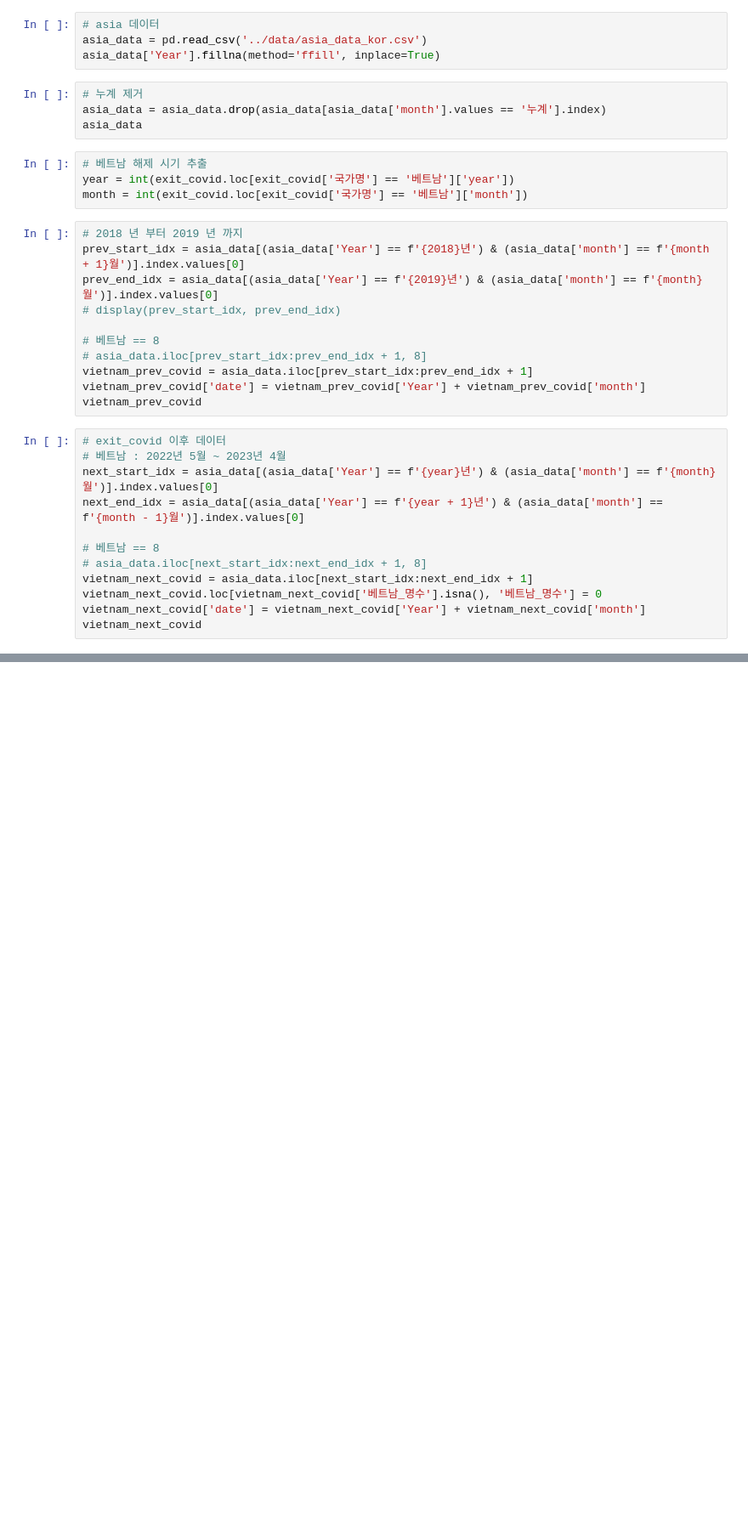
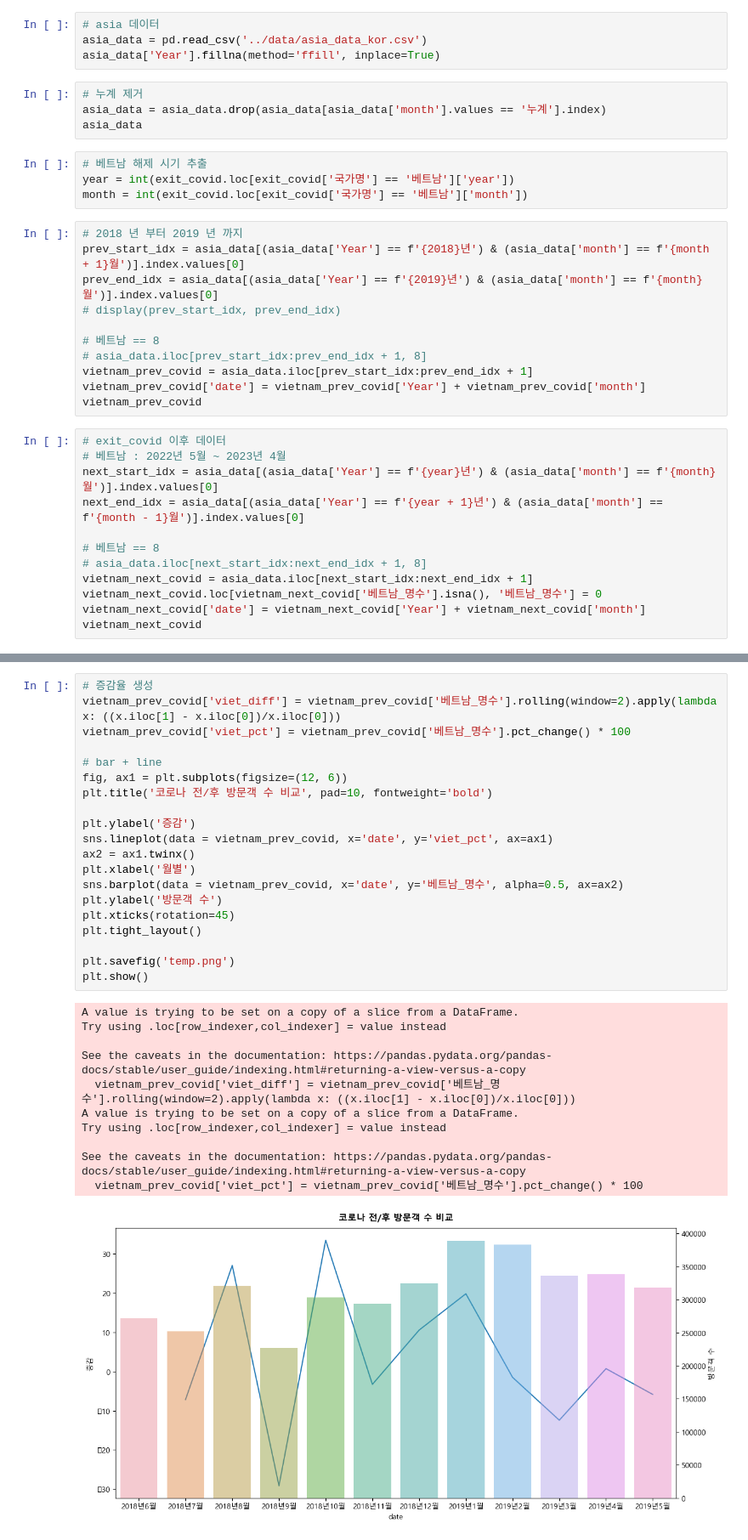
Before and after one commit to shockzinfinity/bootcamp-project-eda, a Jupyter notebook: 0.eda_projects/3.vietnam.ipynb, the cells around one changed output, grey strips where cells are left out. Shown at 85% size. Cells and saved outputs as stored; diff of their text form; blank space fills up the shorter version.

```diff
--- a/0.eda_projects/3.vietnam.ipynb
+++ b/0.eda_projects/3.vietnam.ipynb
@@ -254,0 +259,32 @@ plt.show()
+# %%
+# 증감율 생성
+vietnam_prev_covid['viet_diff'] = vietnam_prev_covid['베트남_명수'].rolling(window=2).apply(lambda x: ((x.iloc[1] - x.iloc[0])/x.iloc[0]))
+vietnam_prev_covid['viet_pct'] = vietnam_prev_covid['베트남_명수'].pct_change() * 100
+
+# bar + line
+fig, ax1 = plt.subplots(figsize=(12, 6))
+plt.title('코로나 전/후 방문객 수 비교', pad=10, fontweight='bold')
+
+plt.ylabel('증감')
+sns.lineplot(data = vietnam_prev_covid, x='date', y='viet_pct', ax=ax1)
+ax2 = ax1.twinx()
+plt.xlabel('월별')
+sns.barplot(data = vietnam_prev_covid, x='date', y='베트남_명수', alpha=0.5, ax=ax2)
+plt.ylabel('방문객 수')
+plt.xticks(rotation=45)
+plt.tight_layout()
+
+plt.savefig('temp.png')
+plt.show()
+# %% [output]
+A value is trying to be set on a copy of a slice from a DataFrame.
+Try using .loc[row_indexer,col_indexer] = value instead
+
+See the caveats in the documentation: https://pandas.pydata.org/pandas-docs/stable/user_guide/indexing.html#returning-a-view-versus-a-copy
+  vietnam_prev_covid['viet_diff'] = vietnam_prev_covid['베트남_명수'].rolling(window=2).apply(lambda x: ((x.iloc[1] - x.iloc[0])/x.iloc[0]))
+A value is trying to be set on a copy of a slice from a DataFrame.
+Try using .loc[row_indexer,col_indexer] = value instead
+
+See the caveats in the documentation: https://pandas.pydata.org/pandas-docs/stable/user_guide/indexing.html#returning-a-view-versus-a-copy
+  vietnam_prev_covid['viet_pct'] = vietnam_prev_covid['베트남_명수'].pct_change() * 100
+[figure, added]
```
Also changed, not shown: parts of 2 cells of this notebook, 3 other files.
